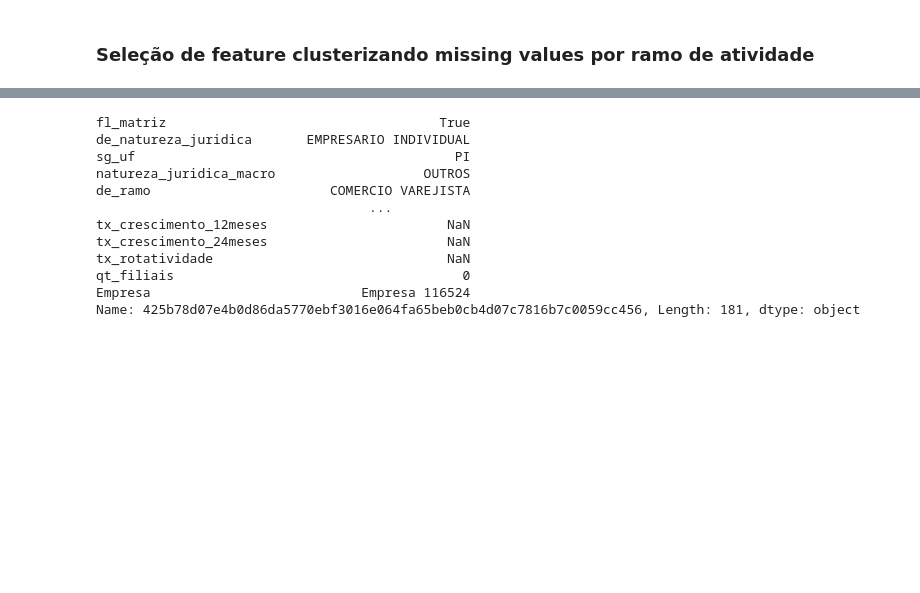
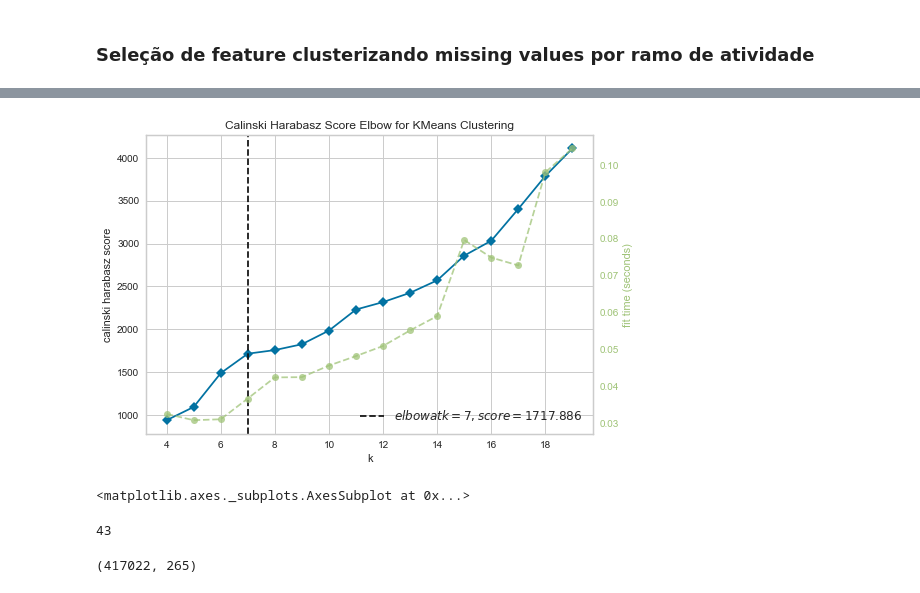
Before and after one commit to tiagofer/leads_match_system, a Jupyter notebook: notebooks/eda_missing_values.ipynb, the cells around one changed output, grey strips where cells are left out. Drawn from its saved outputs; the diff is of its cells as text; code cells hidden in the pictures; blank space fills up the shorter version.

Commit message:
modelo 01 - Alta acurácia baixa precisão

```diff
--- a/notebooks/eda.ipynb
+++ b/notebooks/eda_missing_values.ipynb
@@ -40,5 +40,6 @@ df_aux = pd.DataFrame(data={
     'tipos':df_market.dtypes,
     'missing':df_market.isna().sum(),
     'qtd':df_market.shape[0],
-    'unicos':df_market.nunique()
+    'unicos':df_market.nunique(),
+    'samples':[df_market[col].sort_values().head(5).values for col in df_market.columns]
 })
@@ -319,15 +160,9 @@ df_market.reset_index()
-# %%
-df_market.iloc[116524,:]
-# %% [output]
-fl_matriz                                   True
-de_natureza_juridica       EMPRESARIO INDIVIDUAL
-sg_uf                                         PI
-natureza_juridica_macro                   OUTROS
-de_ramo                       COMERCIO VAREJISTA
-                                   ...
-tx_crescimento_12meses                       NaN
-tx_crescimento_24meses                       NaN
-tx_rotatividade                              NaN
-qt_filiais                                     0
-Empresa                           Empresa 116524
-Name: 425b78d07e4b0d86da5770ebf3016e064fa65beb0cb4d07c7816b7c0059cc456, Length: 181, dtype: object
+# %%
+#avaliando melhor quantidade cluster para agruamento de valores nulos por ramo de atividade
+model = KMeans(random_state=42)
+elbow_view = KElbowVisualizer(model,k=(4,20),metric='calinski_harabasz')
+elbow_view.fit(df_compare_missing)
+elbow_view.show()
+# %% [output]
+[figure, added]
+<matplotlib.axes._subplots.AxesSubplot at 0x...>
@@ -333,0 +176,8 @@ Name: 425b78d07e4b0d86da5770ebf3016e064fa65beb0cb4d07c7816b7c0059cc456, Length:
+# %%
+#Seleção do cluster para testar o modelo
+cluster5 = df_compare_missing.query('cluster == 5')
+cluster1 = df_compare_missing.query('cluster == 1')
+columns = cluster5.index.to_list() + cluster1.index.to_list()
+len(columns)
+# %% [output]
+43
@@ -333,0 +202,7 @@ Name: 425b78d07e4b0d86da5770ebf3016e064fa65beb0cb4d07c7816b7c0059cc456, Length:
+# %%
+#removendo nulos e criando o standard scaller
+df_modelo = df_modelo.dropna()
+std = StandardScaler()
+df_modelo.shape
+# %% [output]
+(417022, 265)
```
Also changed, not shown: parts of 40 cells of this notebook, 7 other files.
